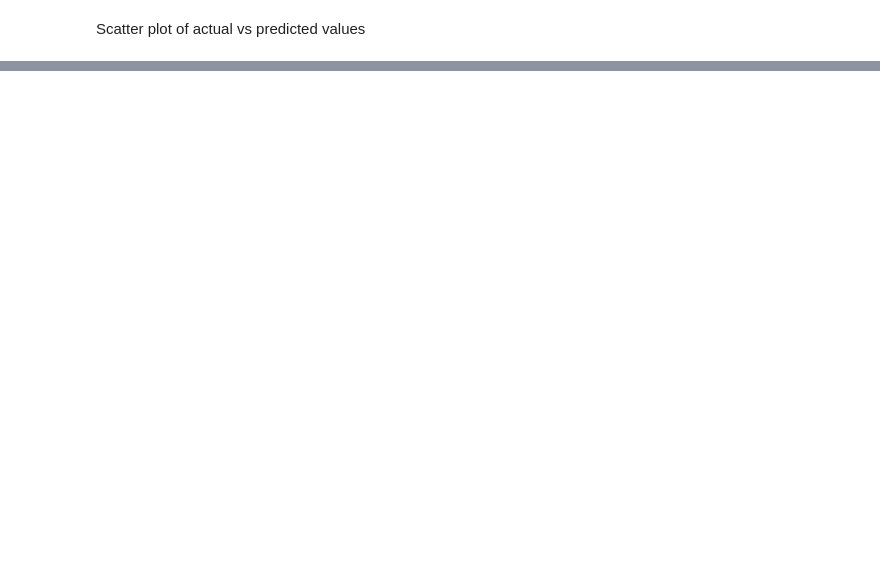
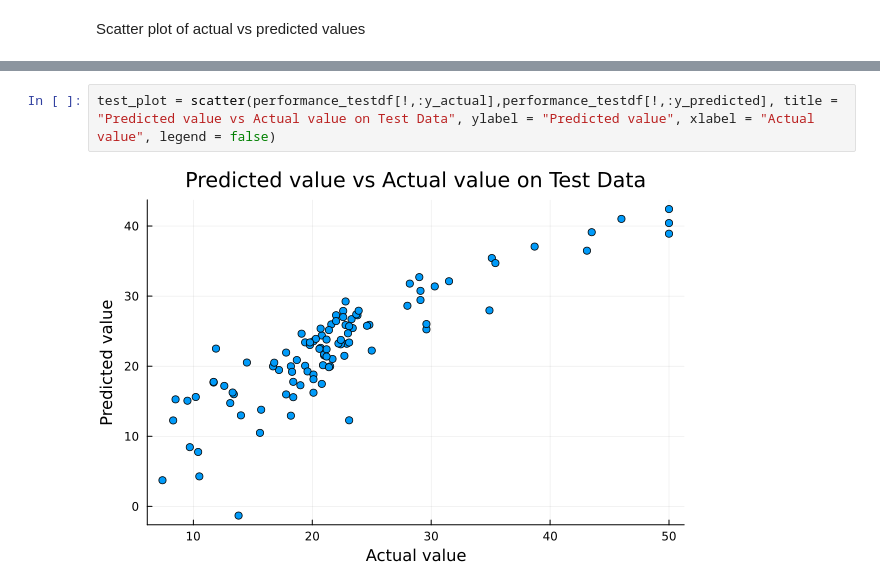
Before and after one commit to LatentDream/statistics, a Jupyter notebook: housing/analysis.ipynb, the cells around one changed output, grey strips where cells are left out. Drawn from its saved outputs; the diff is of its cells as text; blank space fills up the shorter version.

```diff
--- a/housing/analysis.ipynb
+++ b/housing/analysis.ipynb
@@ -262,0 +308,4 @@ stepwise(df, :Fertility, false, false)
+# %%
+test_plot = scatter(performance_testdf[!,:y_actual],performance_testdf[!,:y_predicted], title = "Predicted value vs Actual value on Test Data", ylabel = "Predicted value", xlabel = "Actual value", legend = false)
+# %% [output]
+[figure, added]
```
Also changed, not shown: parts of 20 cells of this notebook.
